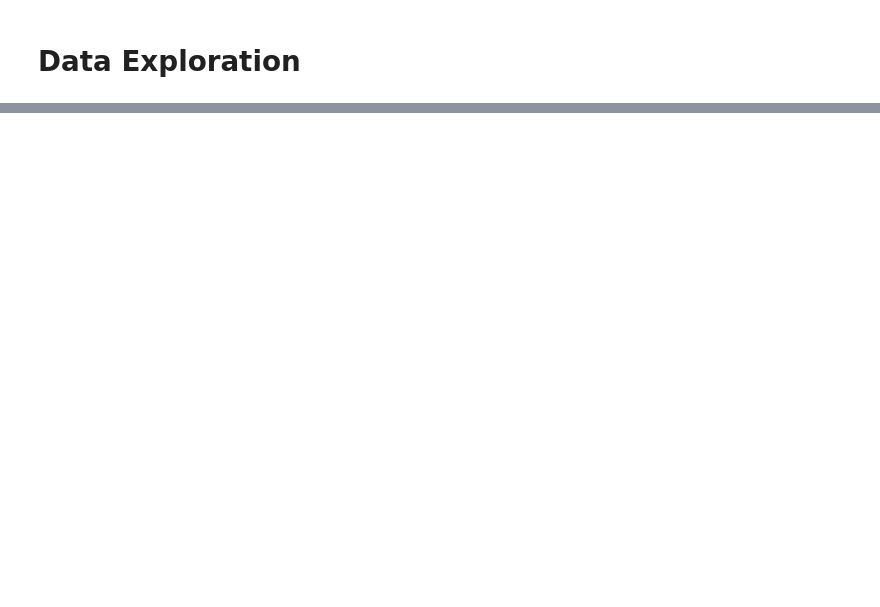
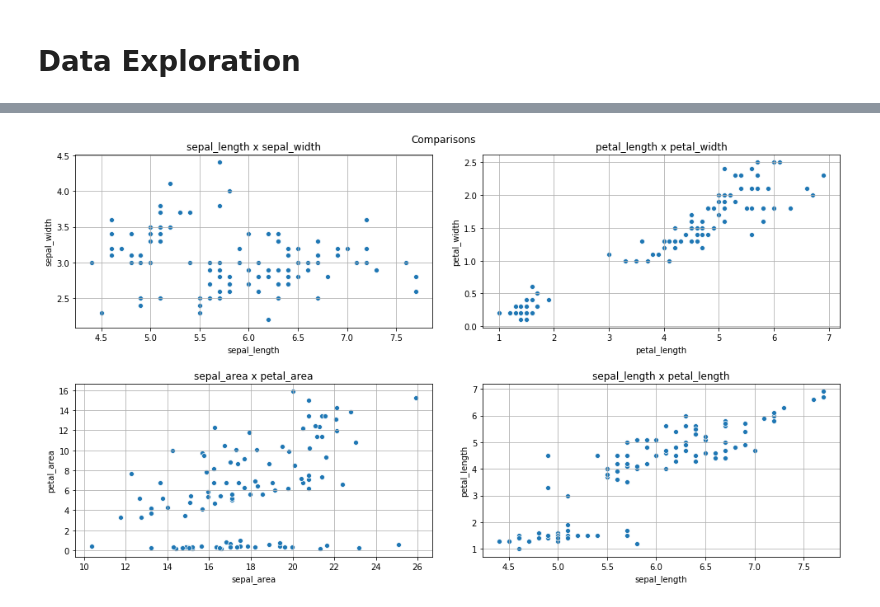
Before and after one commit to StevenGaris/ds-methodologies-exercises, a Jupyter notebook: classification/explore.ipynb, the cells around one changed output, grey strips where cells are left out. Saved outputs shown, nothing was run; the diff lists cells and outputs as text; code cells hidden in the pictures; blank space fills up the shorter version.

```diff
--- a/classification/explore.ipynb
+++ b/classification/explore.ipynb
@@ -30,0 +67,39 @@ test_df.head()
+# %%
+# Create 4 subplots (2 rows x 2 columns) of scatterplots
+
+# sepal_length x sepal_width
+# petal_length x petal_width
+# sepal_area x petal_area
+# sepal_length x petal_length
+# Make your figure size 14 x 8.
+# What are your takeaways?
+
+train_df['sepal_area'] = train_df.sepal_length * train_df.sepal_width
+train_df['petal_area'] = train_df.petal_length * train_df.petal_width
+
+plt.figure(figsize=(14,8))
+plt.suptitle('Comparisons')
+
+plt.subplot(2,2,1)
+sns.scatterplot(x='sepal_length', y='sepal_width', data=train_df)
+plt.title('sepal_length x sepal_width')
+plt.grid(b = True , which = "major")
+
+plt.subplot(2,2,2)
+sns.scatterplot(x='petal_length', y='petal_width', data=train_df)
+plt.title('petal_length x petal_width')
+plt.grid(b = True , which = "major")
+
+plt.subplot(2,2,3)
+sns.scatterplot(x='sepal_area', y='petal_area', data=train_df)
+plt.title('sepal_area x petal_area')
+plt.grid(b = True , which = "major")
+
+plt.subplot(2,2,4)
+sns.scatterplot(x=train_df.sepal_length, y=train_df.petal_length, data=train_df)
+plt.title('sepal_length x petal_length')
+plt.grid(b = True , which = "major")
+
+plt.tight_layout(pad=2)
+# %% [output]
+[figure, added]
```
Also changed, not shown: parts of 13 cells of this notebook, 3 other files.
